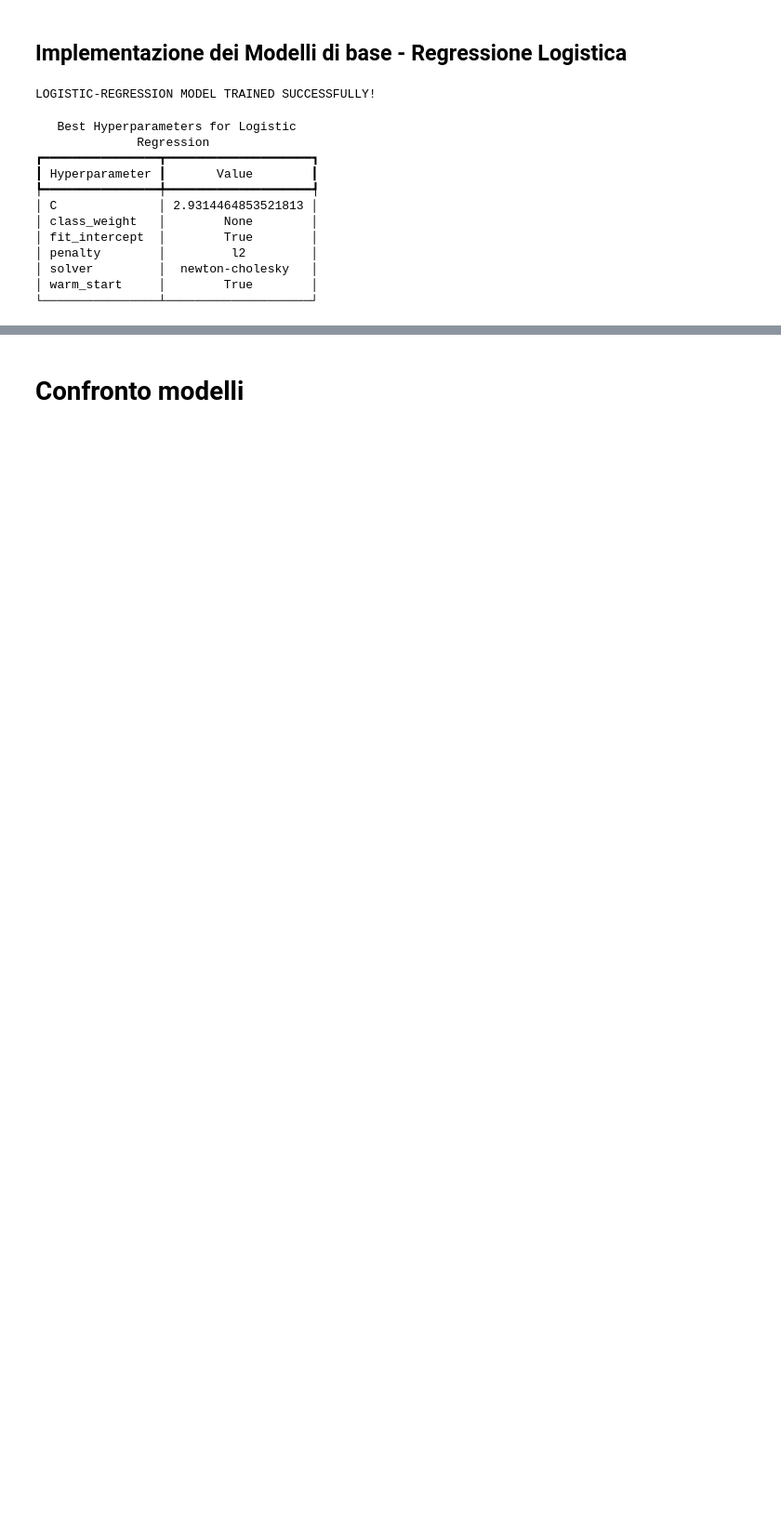
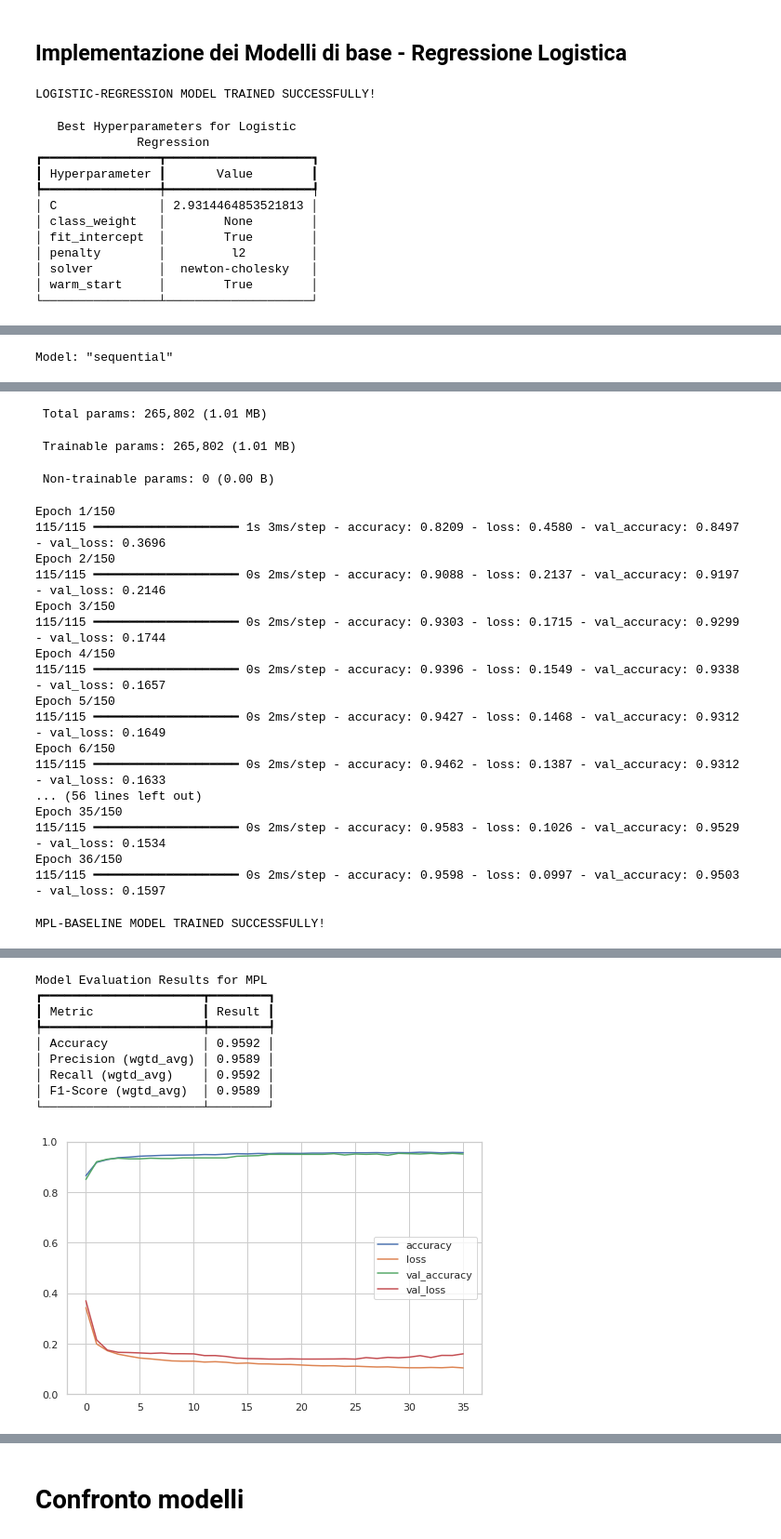
Before and after one commit to EdoMan000/ML_Project, a Jupyter notebook: src/MachineLearningPROJ.ipynb, the cells around one changed output, grey strips where cells are left out. Shown at 93% size. Saved outputs shown, nothing was run; the diff lists cells and outputs as text; code cells hidden in the pictures; blank space fills up the shorter version.

Commit message:
added MPL as baseline on CNNs

```diff
--- a/src/MachineLearningPROJ.ipynb
+++ b/src/MachineLearningPROJ.ipynb
@@ -160,13 +161,20 @@ def evaluate_and_save_model(model_name, final_model, images_testing, labels_test
     test_accuracy = accuracy_score(labels_testing, y_test_pred)
 
     # DEBUG PRINT
-    #print(test_class_report)
+    print(test_class_report)
 
     # Stampa dei risultati della valutazione in una tabella formattata
     print_evaluation_table(model_name, test_class_report, test_accuracy)
 
     # Salvataggio dei risultati nel dizionario globale
     save_model_results(model_name, test_class_report, test_accuracy)
+
+def evaluate_and_save_model_cnn(model_name, final_model, images_testing, labels_testing, history, figsize=(8, 5)):
+    evaluate_and_save_model((model_name, final_model, images_testing, labels_testing))
+    pd.DataFrame(history.history).plot(figsize=figsize)
+    plt.grid(True)
+    plt.gca().set_ylim(0, 1)
+    plt.show()
 # %%
 def plot_global_comparison(yLim_touple):
     # Supponiamo che global_model_results sia già popolato con i risultati dei modelli
@@ -567,0 +583,31 @@ evaluate_and_save_model(model_name, final_model, images_testing_flat, labels_tes
+# %%
+model_name = "MPL"
+
+# THE ONLY PURPOSE OF THIS IS TO SET THE SEEDS AND HAVE SAME RESULTS OVER DIFFERENT RUNS
+tf.keras.backend.clear_session()
+tf.random.set_seed(42)
+np.random.seed(42)
+random.seed(42)
+# THE ONLY PURPOSE OF THIS IS TO SET THE SEEDS AND HAVE SAME RESULTS OVER DIFFERENT RUNS
+
+CNN_mpl = tf.keras.models.Sequential()
+CNN_mpl.add(tf.keras.layers.Flatten(input_shape=(28, 28, 1)))
+CNN_mpl.add(tf.keras.layers.Dense(300, activation="relu"))
+CNN_mpl.add(tf.keras.layers.Dense(100, activation="relu"))
+CNN_mpl.add(tf.keras.layers.Dense(2, activation="softmax"))
+CNN_mpl.summary()
+
+CNN_mpl.compile(loss="sparse_categorical_crossentropy",
+              optimizer="adam",
+              metrics=["accuracy"])
+
+history = CNN_mpl.fit(images_training_cnn, labels_training, epochs=150,
+                    validation_data=(images_validation_cnn, labels_validation),
+                   callbacks=[tf.keras.callbacks.EarlyStopping(patience=10)])
+
+printSuccess("MPL-BASELINE MODEL TRAINED SUCCESSFULLY!")
+
+# Valutazione del modello LeNet sul test set
+evaluate_and_save_model_cnn(model_name, CNN_mpl, images_testing_cnn, labels_testing, history)
+# %% [output]
+Model: "sequential"
@@ -567,0 +625,21 @@ evaluate_and_save_model(model_name, final_model, images_testing_flat, labels_tes
+ Total params: 265,802 (1.01 MB)
+ Trainable params: 265,802 (1.01 MB)
+ Non-trainable params: 0 (0.00 B)
+Epoch 1/150
+115/115 ━━━━━━━━━━━━━━━━━━━━ 1s 3ms/step - accuracy: 0.8209 - loss: 0.4580 - val_accuracy: 0.8497 - val_loss: 0.3696
+Epoch 2/150
+115/115 ━━━━━━━━━━━━━━━━━━━━ 0s 2ms/step - accuracy: 0.9088 - loss: 0.2137 - val_accuracy: 0.9197 - val_loss: 0.2146
+Epoch 3/150
+115/115 ━━━━━━━━━━━━━━━━━━━━ 0s 2ms/step - accuracy: 0.9303 - loss: 0.1715 - val_accuracy: 0.9299 - val_loss: 0.1744
+Epoch 4/150
+115/115 ━━━━━━━━━━━━━━━━━━━━ 0s 2ms/step - accuracy: 0.9396 - loss: 0.1549 - val_accuracy: 0.9338 - val_loss: 0.1657
+Epoch 5/150
+115/115 ━━━━━━━━━━━━━━━━━━━━ 0s 2ms/step - accuracy: 0.9427 - loss: 0.1468 - val_accuracy: 0.9312 - val_loss: 0.1649
+Epoch 6/150
+115/115 ━━━━━━━━━━━━━━━━━━━━ 0s 2ms/step - accuracy: 0.9462 - loss: 0.1387 - val_accuracy: 0.9312 - val_loss: 0.1633
+... (56 lines left out)
+Epoch 35/150
+115/115 ━━━━━━━━━━━━━━━━━━━━ 0s 2ms/step - accuracy: 0.9583 - loss: 0.1026 - val_accuracy: 0.9529 - val_loss: 0.1534
+Epoch 36/150
+115/115 ━━━━━━━━━━━━━━━━━━━━ 0s 2ms/step - accuracy: 0.9598 - loss: 0.0997 - val_accuracy: 0.9503 - val_loss: 0.1597
+MPL-BASELINE MODEL TRAINED SUCCESSFULLY!
@@ -567,0 +648,10 @@ evaluate_and_save_model(model_name, final_model, images_testing_flat, labels_tes
+Model Evaluation Results for MPL
+┏━━━━━━━━━━━━━━━━━━━━━━┳━━━━━━━━┓
+┃ Metric               ┃ Result ┃
+┡━━━━━━━━━━━━━━━━━━━━━━╇━━━━━━━━┩
+│ Accuracy             │ 0.9592 │
+│ Precision (wgtd_avg) │ 0.9589 │
+│ Recall (wgtd_avg)    │ 0.9592 │
+│ F1-Score (wgtd_avg)  │ 0.9589 │
+└──────────────────────┴────────┘
+[figure, added]
```
Also changed, not shown: parts of 14 cells of this notebook.
